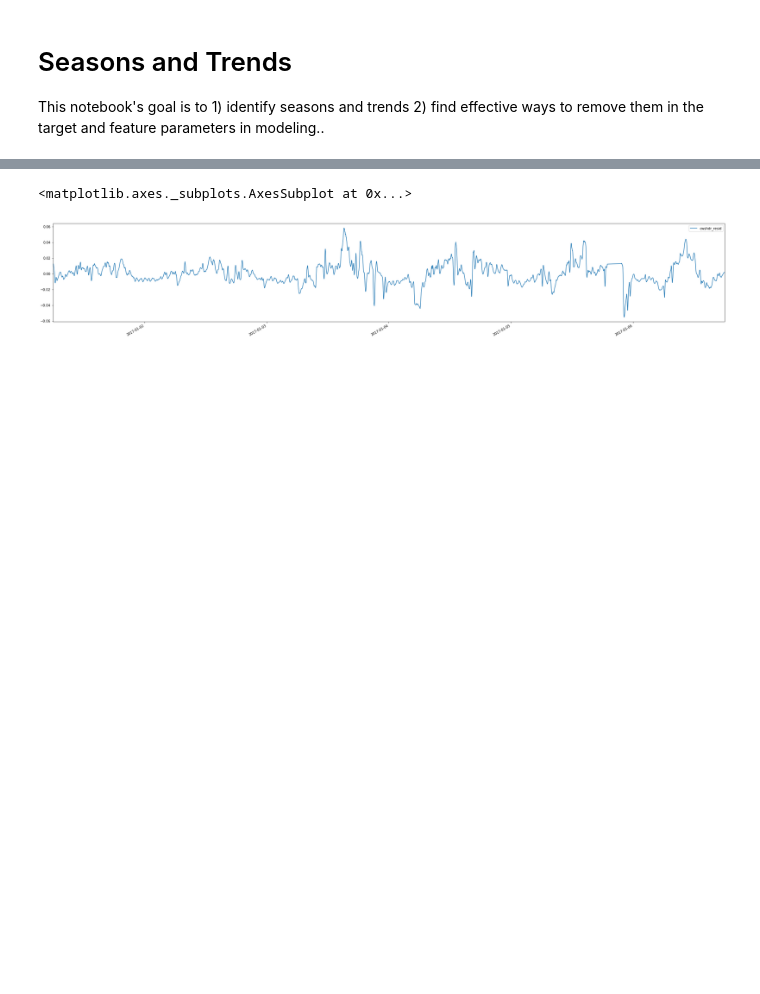
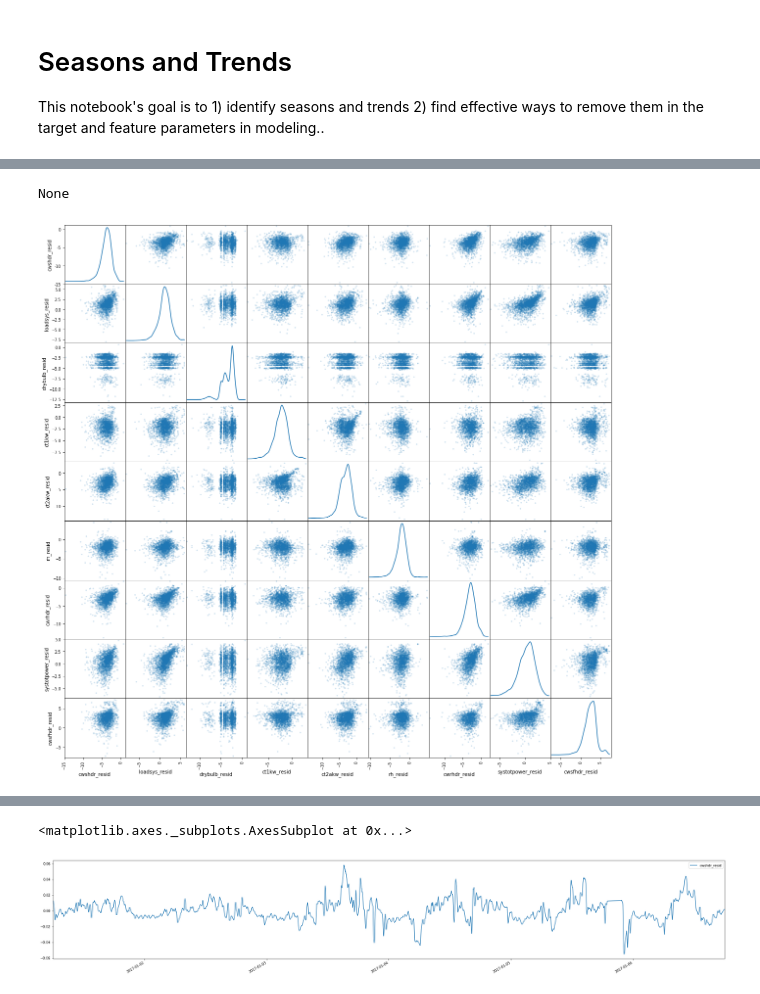
Before and after one commit to MiachelGu/chiller-plants, a Jupyter notebook: notebooks/5. Seasons and Trends.ipynb, the cells around one changed output, grey strips where cells are left out. Drawn from its saved outputs; the diff is of its cells as text; code cells hidden in the pictures; blank space fills up the shorter version.

```diff
--- a/notebooks/5. Seasons and Trends.ipynb
+++ b/notebooks/5. Seasons and Trends.ipynb
@@ -90,0 +86,14 @@ df_decomposed.cwshdr_resid.plot(ax=a[2])
+# %%
+# Let's look at relationships -- a bird eye's view
+plot_cols = ["cwshdr", "loadsys", "drybulb", "ct1kw", "ct2akw", "rh", "cwrhdr", "systotpower", "cwsfhdr"]
+plot_part = "resid"
+
+sample = df_decomposed["2017-01-01":"2017-01-06"]
+sample = sample[[i + "_" + plot_part for i in plot_cols]]
+sample -= sample.shift(1)
+sample = sample.apply(np.log)
+ax = pd.plotting.scatter_matrix(sample, alpha=0.2, figsize=(20,20), diagonal="kde")
+print(None)
+# %% [output]
+None
+[figure, added]
```
Also changed, not shown: parts of 13 cells of this notebook, 7 other files.
